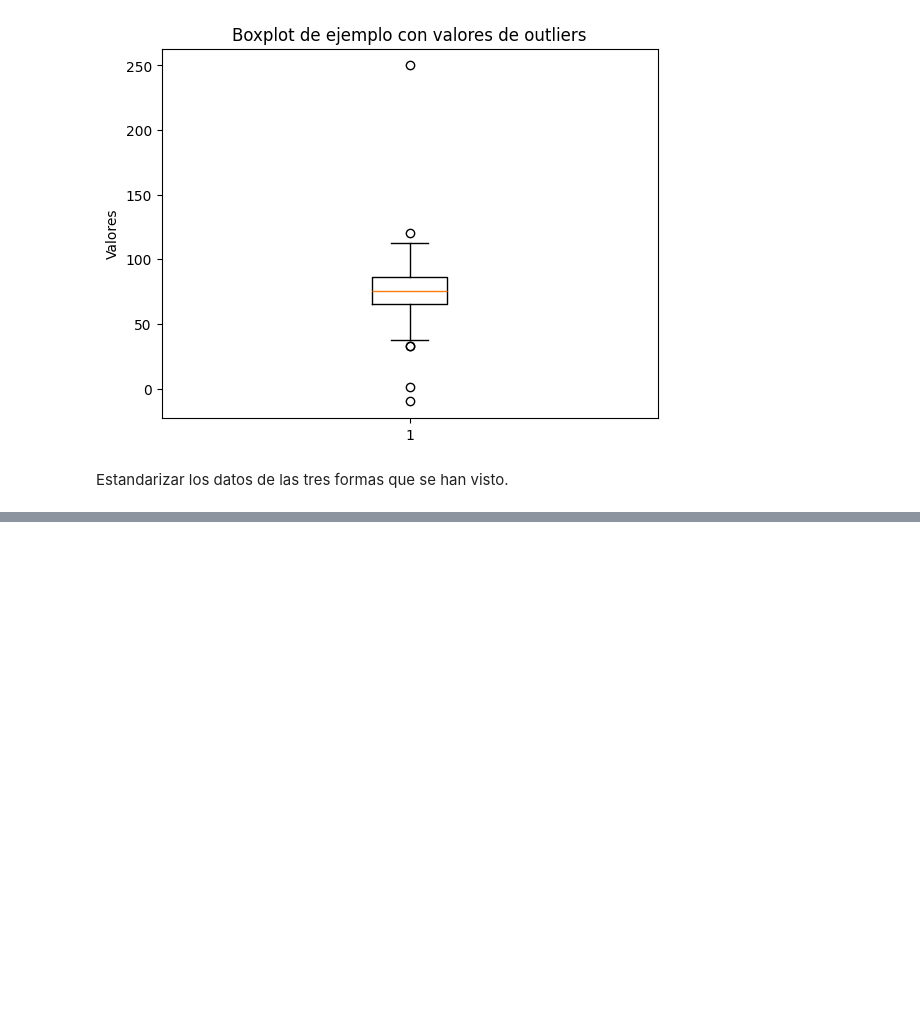
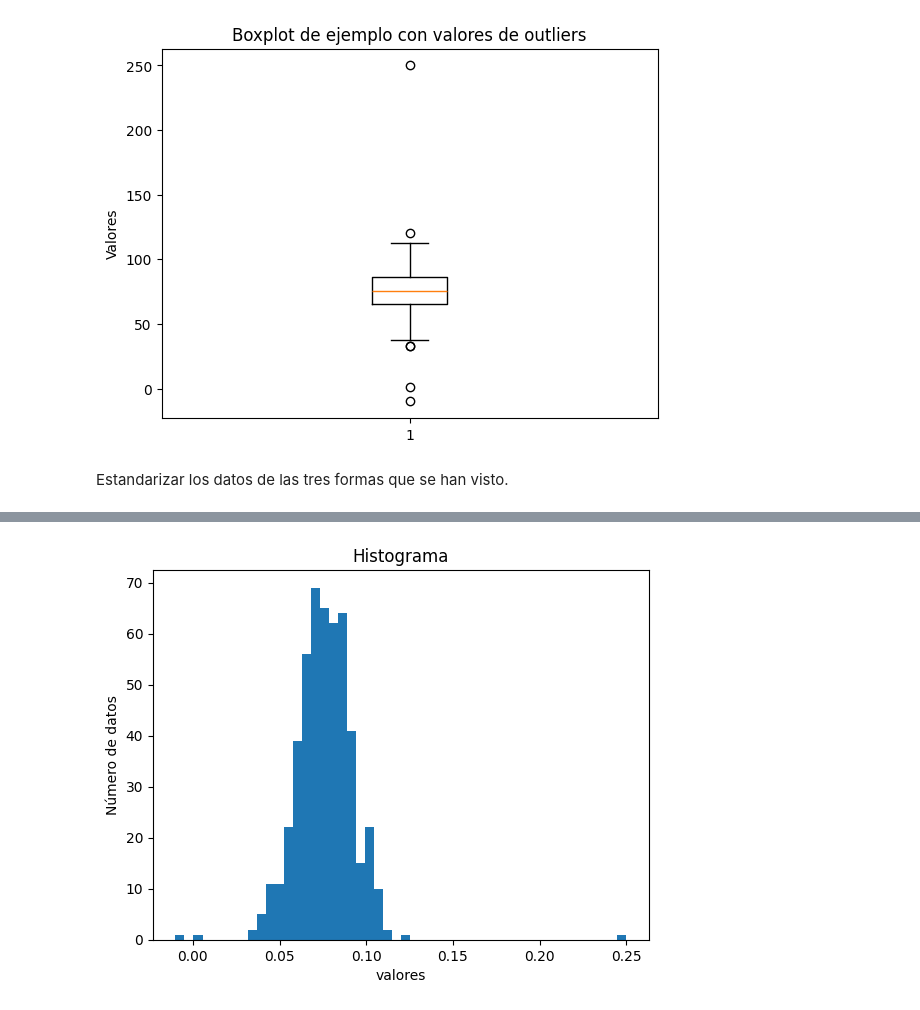
Before and after one commit to Paez11/AI_BigData, a Jupyter notebook: SAA/Preprocesamiento/Práctica_Preprocesamiento.ipynb, the cells around one changed output, grey strips where cells are left out. Drawn from its saved outputs; the diff is of its cells as text; code cells hidden in the pictures; blank space fills up the shorter version.

```diff
--- a/SAA/Preprocesamiento/Práctica_Preprocesamiento.ipynb
+++ b/SAA/Preprocesamiento/Práctica_Preprocesamiento.ipynb
@@ -150,0 +204,8 @@ Estandarizar los datos de las tres formas que se han visto.
+# %%
+plt.hist(data_prep_decimal_df, 50)
+plt.ylabel('Número de datos')
+plt.xlabel('valores')
+plt.title('Histograma')
+plt.show()
+# %% [output]
+[figure, added]
```
Also changed, not shown: parts of 3 cells of this notebook.
